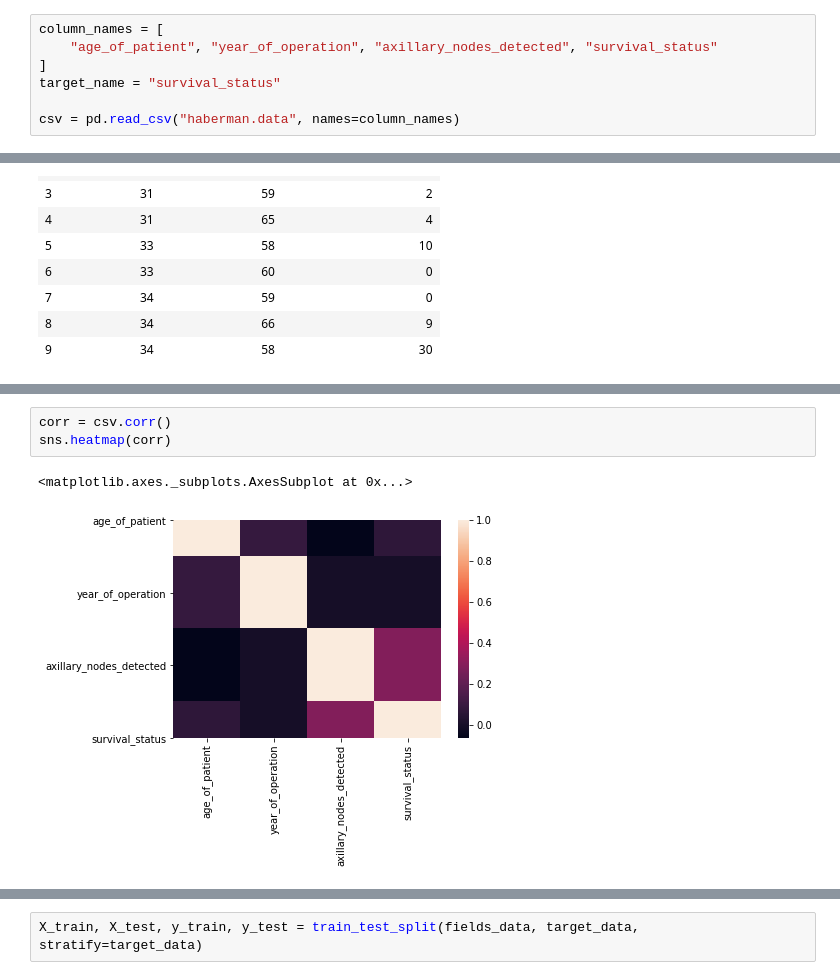
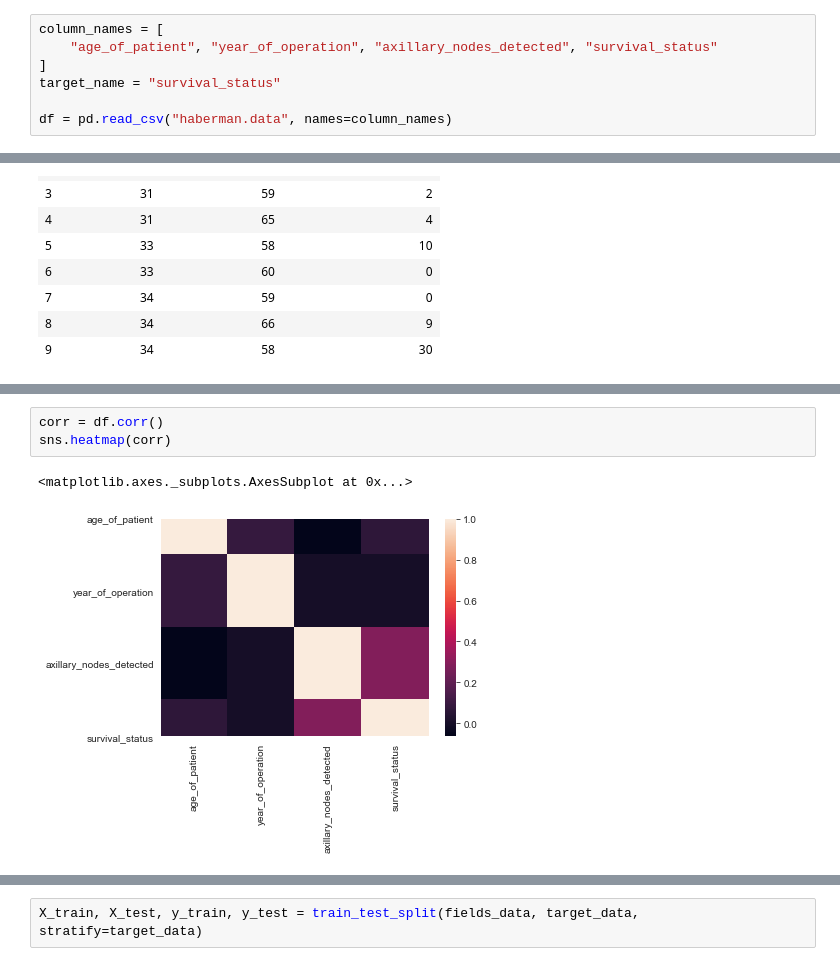
Before and after one commit to ernestomancebo/haberman-sgry-neural-ntwrk, a Jupyter notebook: Haberman Surgery.ipynb, the cells around one changed output, grey strips where cells are left out. Drawn from its saved outputs; the diff is of its cells as text.

```diff
--- a/Haberman Surgery.ipynb
+++ b/Haberman Surgery.ipynb
@@ -19,4 +20,4 @@ column_names = [
 ]
 target_name = "survival_status"
 
-csv = pd.read_csv("haberman.data", names=column_names)
+df = pd.read_csv("haberman.data", names=column_names)
@@ -46,8 +51,8 @@ sns.pairplot(data=csv, hue=target_name, markers=["o", "D"], vars=column_names[:-
 <seaborn.axisgrid.PairGrid at 0x...>
 [figure]
 # %%
-corr = csv.corr()
+corr = df.corr()
 sns.heatmap(corr)
 # %% [output]
 <matplotlib.axes._subplots.AxesSubplot at 0x...>
-[figure, old version]
+[figure, new version]
```
Also changed, not shown: parts of 55 cells of this notebook, 1 other file.
